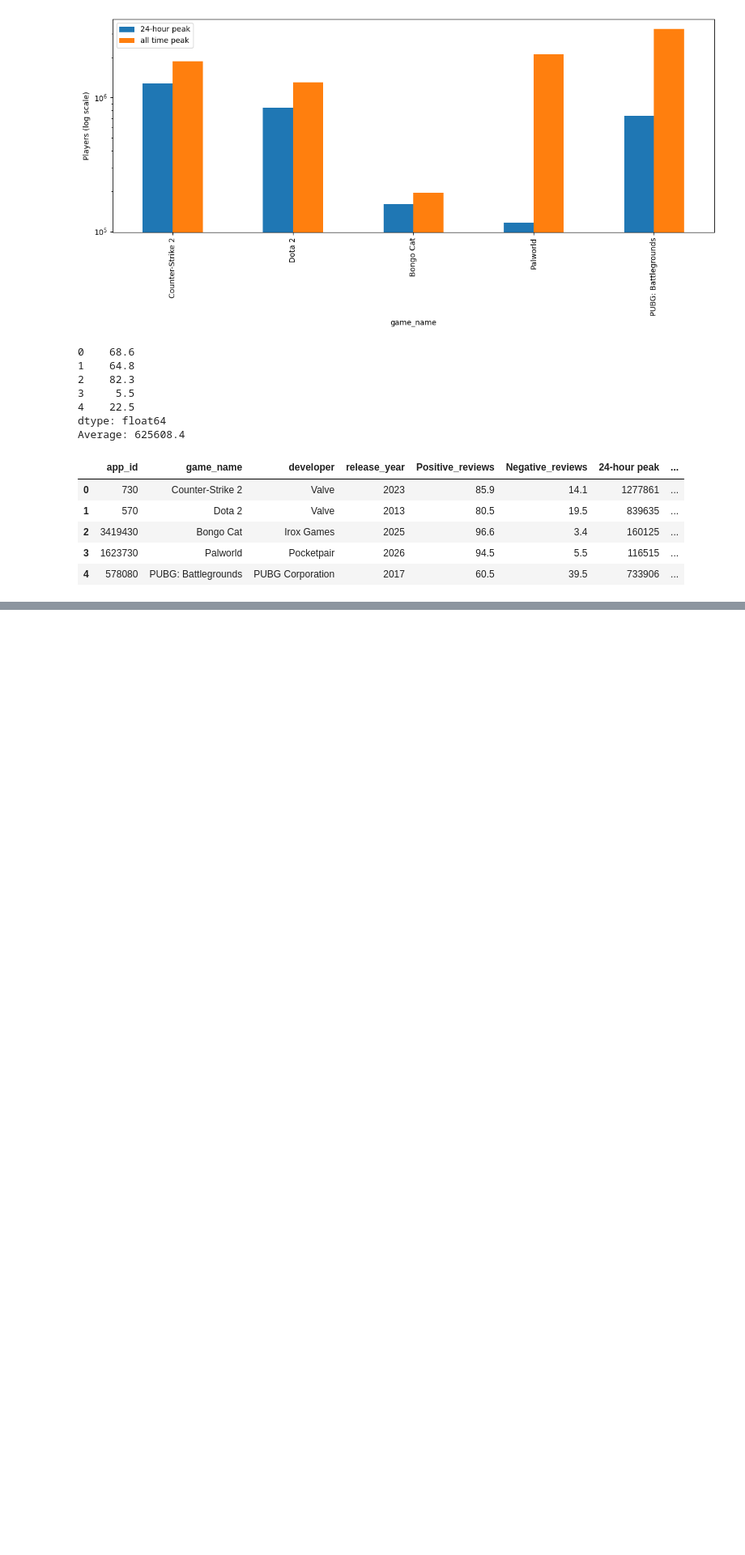
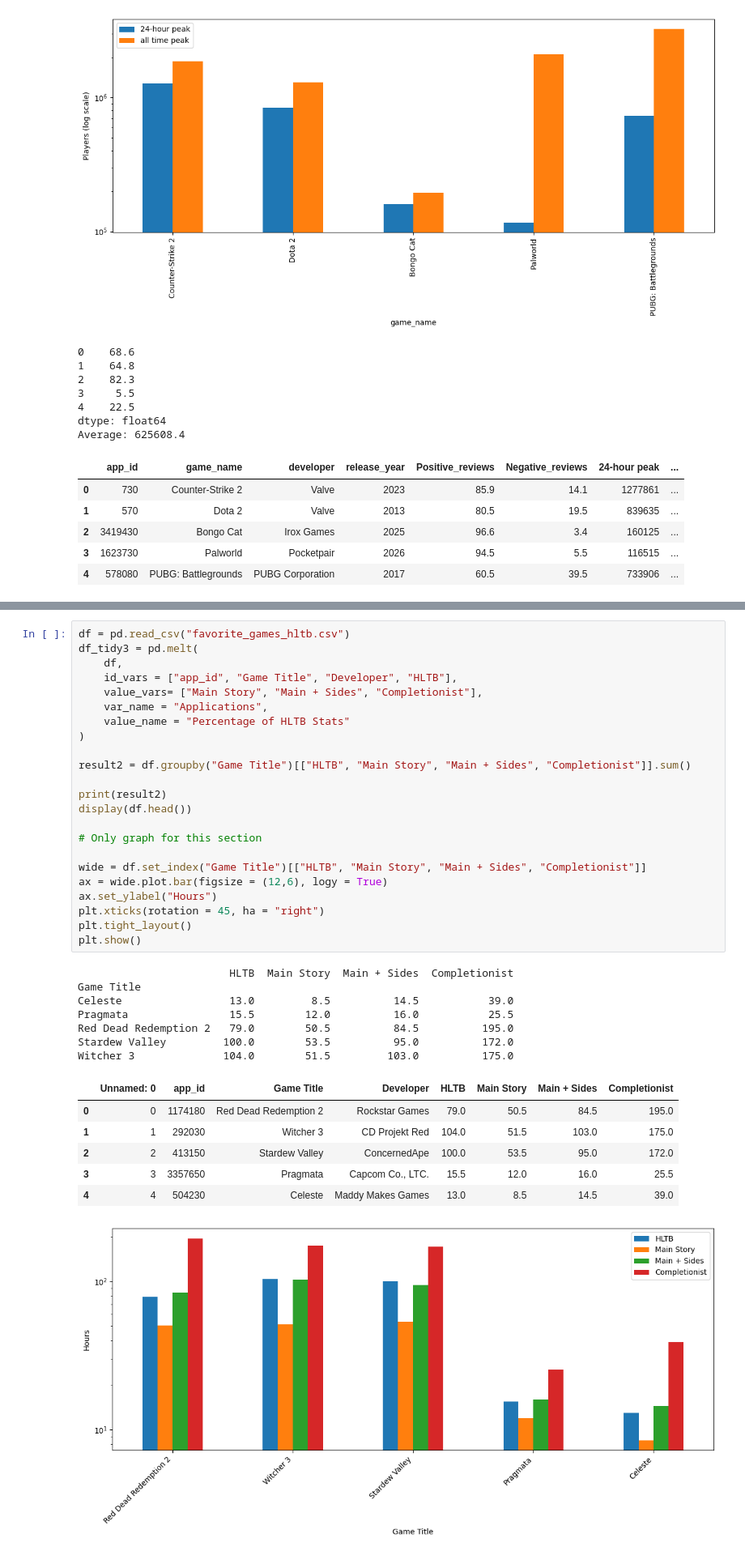
Before and after one commit to HusamAbdelrahim/Analyzing_SteamDB, a Jupyter notebook: Analyzing_SteamDB.ipynb, the cells around one changed output, grey strips where cells are left out. Shown at 81% size. Cells and saved outputs as stored; diff of their text form; blank space fills up the shorter version.

Commit message:
Next Step - Mark Downs and Tableau

```diff
--- a/Analyzing_SteamDB.ipynb
+++ b/Analyzing_SteamDB.ipynb
@@ -243,0 +342,38 @@ Average: 625608.4
+# %%
+df = pd.read_csv("favorite_games_hltb.csv")
+df_tidy3 = pd.melt(
+    df,
+    id_vars = ["app_id", "Game Title", "Developer", "HLTB"],
+    value_vars= ["Main Story", "Main + Sides", "Completionist"],
+    var_name = "Applications",
+    value_name = "Percentage of HLTB Stats"
+)
+
+result2 = df.groupby("Game Title")[["HLTB", "Main Story", "Main + Sides", "Completionist"]].sum()
+
+print(result2)
+display(df.head())
+
+# Only graph for this section
+
+wide = df.set_index("Game Title")[["HLTB", "Main Story", "Main + Sides", "Completionist"]]
+ax = wide.plot.bar(figsize = (12,6), logy = True)
+ax.set_ylabel("Hours")
+plt.xticks(rotation = 45, ha = "right")
+plt.tight_layout()
+plt.show()
+# %% [output]
+                        HLTB  Main Story  Main + Sides  Completionist
+Game Title
+Celeste                 13.0         8.5          14.5           39.0
+Pragmata                15.5        12.0          16.0           25.5
+Red Dead Redemption 2   79.0        50.5          84.5          195.0
+Stardew Valley         100.0        53.5          95.0          172.0
+Witcher 3              104.0        51.5         103.0          175.0
+|  | Unnamed: 0 | app_id | Game Title | Developer | HLTB | Main Story | Main + Sides | Completionist |
+| 0 | 0 | 1174180 | Red Dead Redemption 2 | Rockstar Games | 79.0 | 50.5 | 84.5 | 195.0 |
+| 1 | 1 | 292030 | Witcher 3 | CD Projekt Red | 104.0 | 51.5 | 103.0 | 175.0 |
+| 2 | 2 | 413150 | Stardew Valley | ConcernedApe | 100.0 | 53.5 | 95.0 | 172.0 |
+| 3 | 3 | 3357650 | Pragmata | Capcom Co., LTC. | 15.5 | 12.0 | 16.0 | 25.5 |
+| 4 | 4 | 504230 | Celeste | Maddy Makes Games | 13.0 | 8.5 | 14.5 | 39.0 |
+[figure, added]
```
Also changed, not shown: parts of 1 cell of this notebook.
